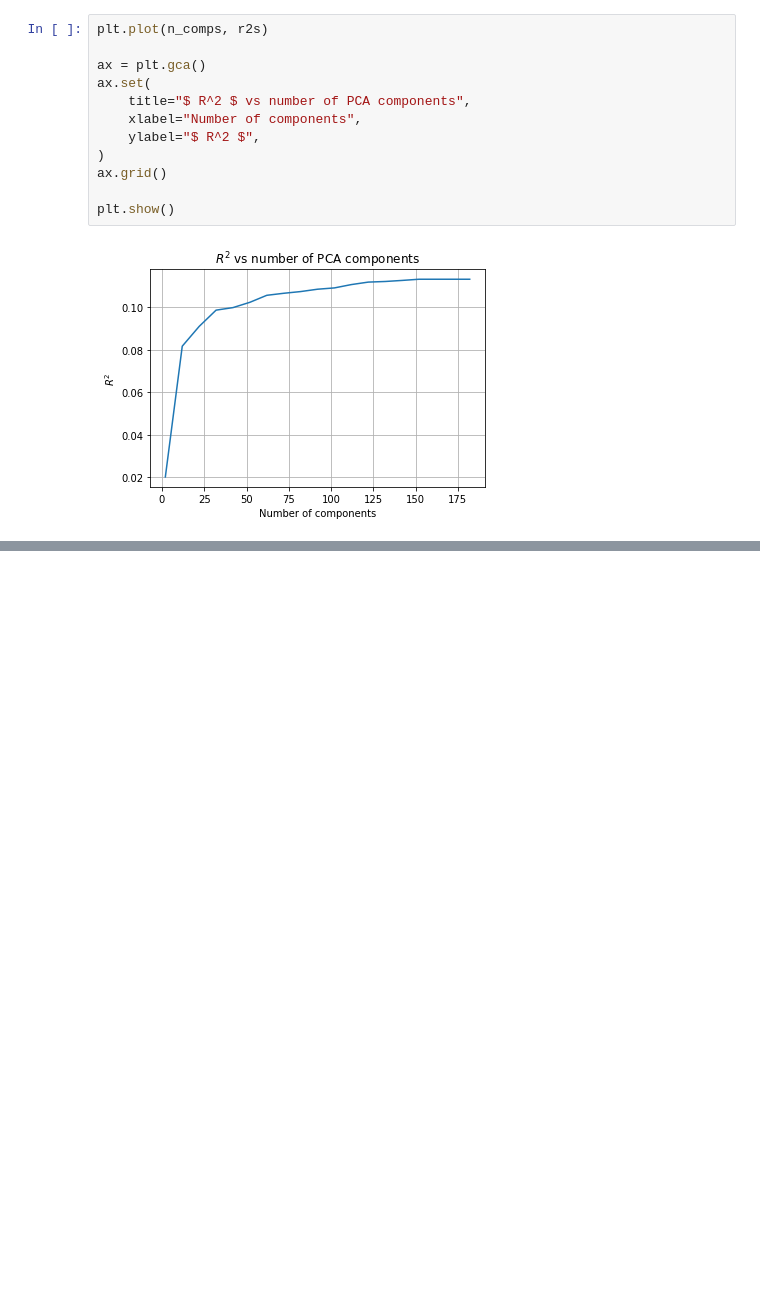
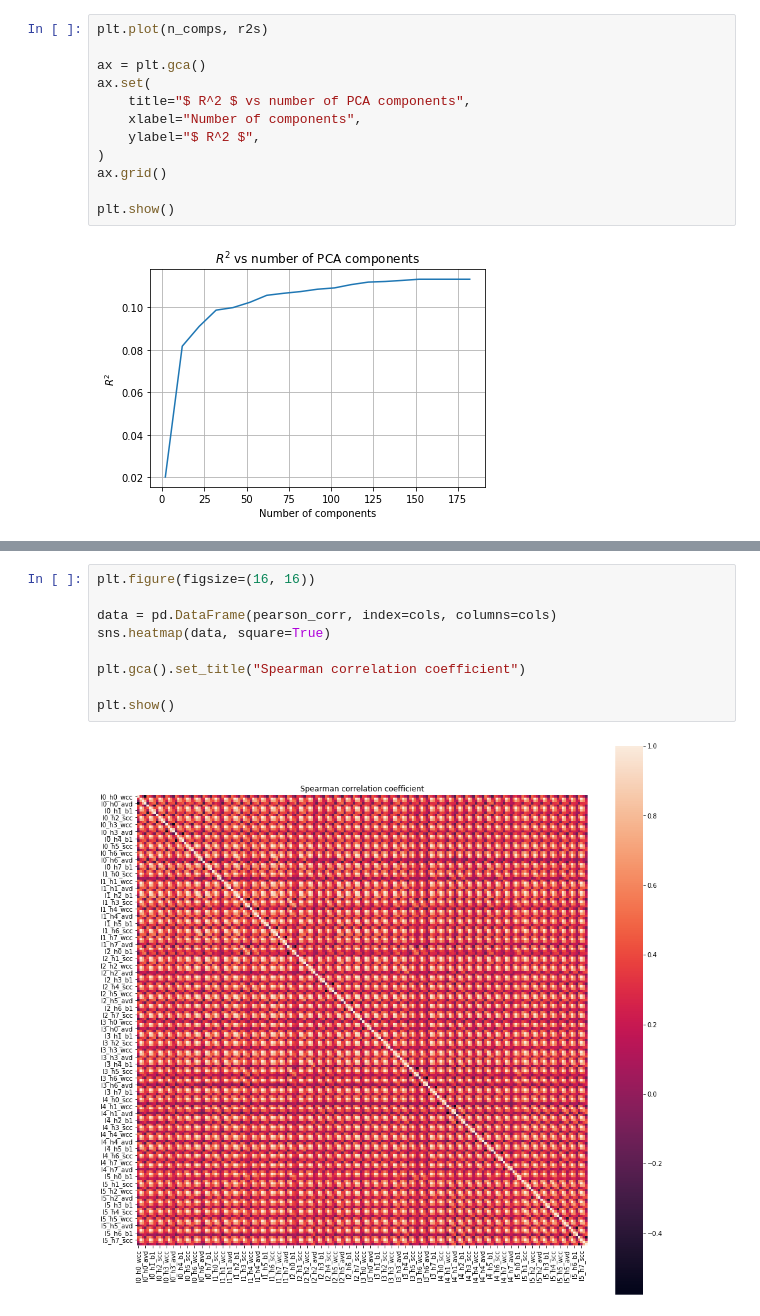
Before and after one commit to no-brainer/tda-mt-mirror, a Jupyter notebook: analysis/tatoeba_bleu_prediction.ipynb, the cells around one changed output, grey strips where cells are left out. Drawn from its saved outputs; the diff is of its cells as text; blank space fills up the shorter version.

Commit message:
upd: add correlation plots

```diff
--- a/analysis/tatoeba_bleu_prediction.ipynb
+++ b/analysis/tatoeba_bleu_prediction.ipynb
@@ -456,0 +473,11 @@ plt.show()
+# %%
+plt.figure(figsize=(16, 16))
+
+data = pd.DataFrame(pearson_corr, index=cols, columns=cols)
+sns.heatmap(data, square=True)
+
+plt.gca().set_title("Spearman correlation coefficient")
+
+plt.show()
+# %% [output]
+[figure, added]
```
Also changed, not shown: parts of 4 cells of this notebook.
